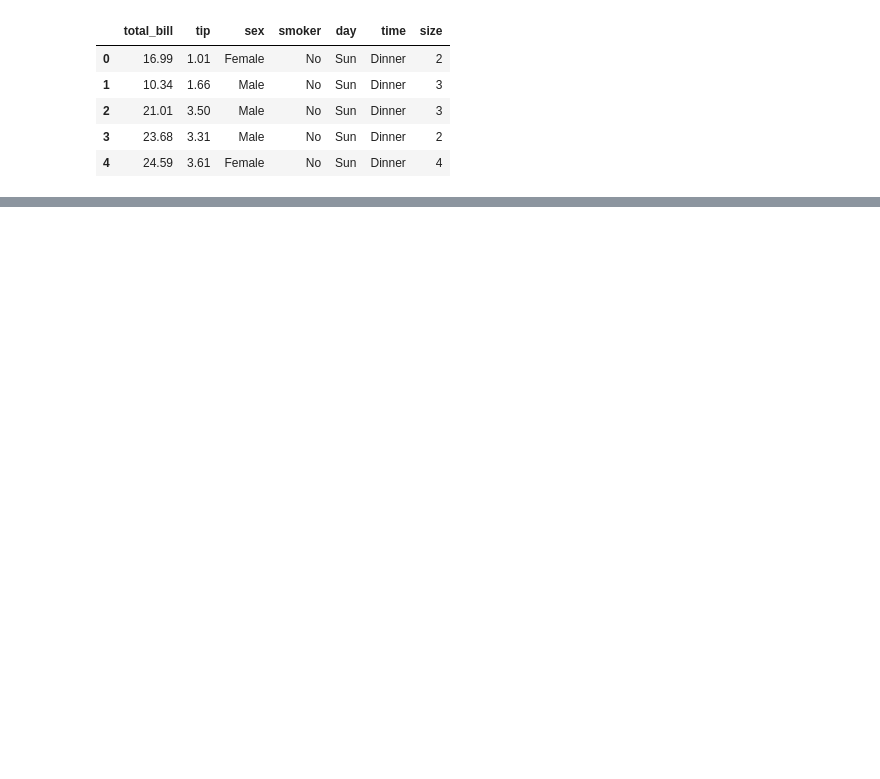
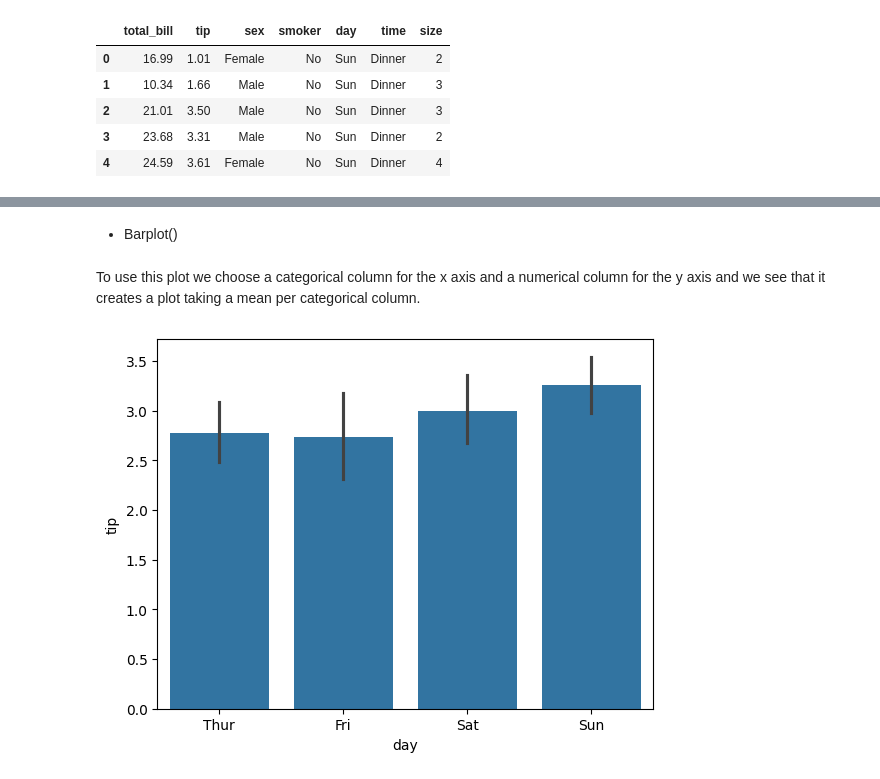
Before and after one commit to MithunKumarRajak/Machine-Learning, a Jupyter notebook: Seaborn/Categorical_Plot.ipynb, the cells around one changed output, grey strips where cells are left out. Cells and saved outputs as stored; diff of their text form; code cells hidden in the pictures; blank space fills up the shorter version.

```diff
--- a/Seaborn/Categorical_Plot.ipynb
+++ b/Seaborn/Categorical_Plot.ipynb
@@ -45,0 +47,9 @@ plt.show()
+# %% [markdown]
+* Barplot()
+# %% [markdown]
+To use this plot we choose a categorical column for the x axis and a numerical column for the y axis and we see that it creates a plot taking a mean per categorical column.
+# %%
+sns.barplot(x='day',y='tip',data=data)
+plt.show()
+# %% [output]
+[figure, added]
```
Also changed, not shown: parts of 16 cells of this notebook, 1 other file.
